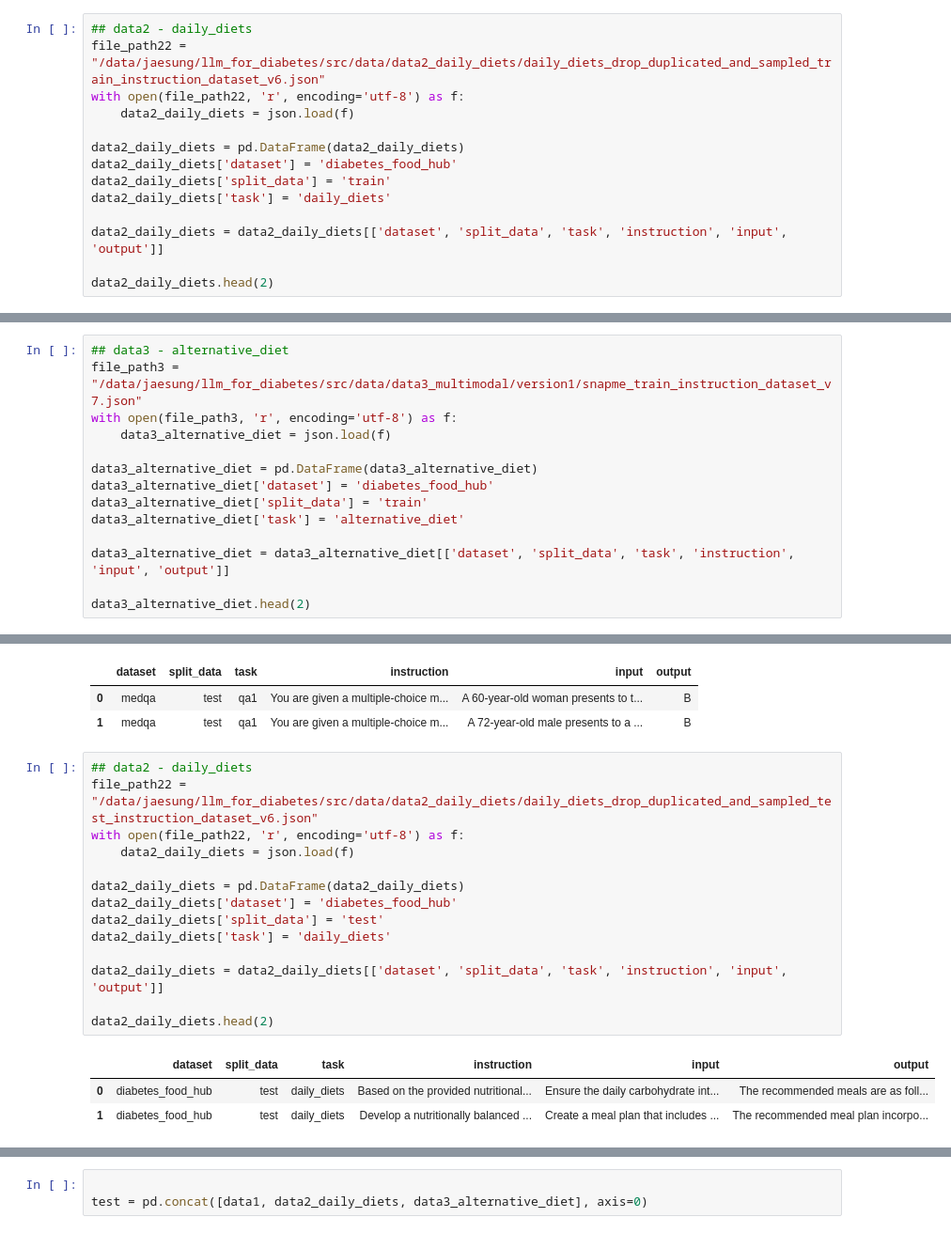
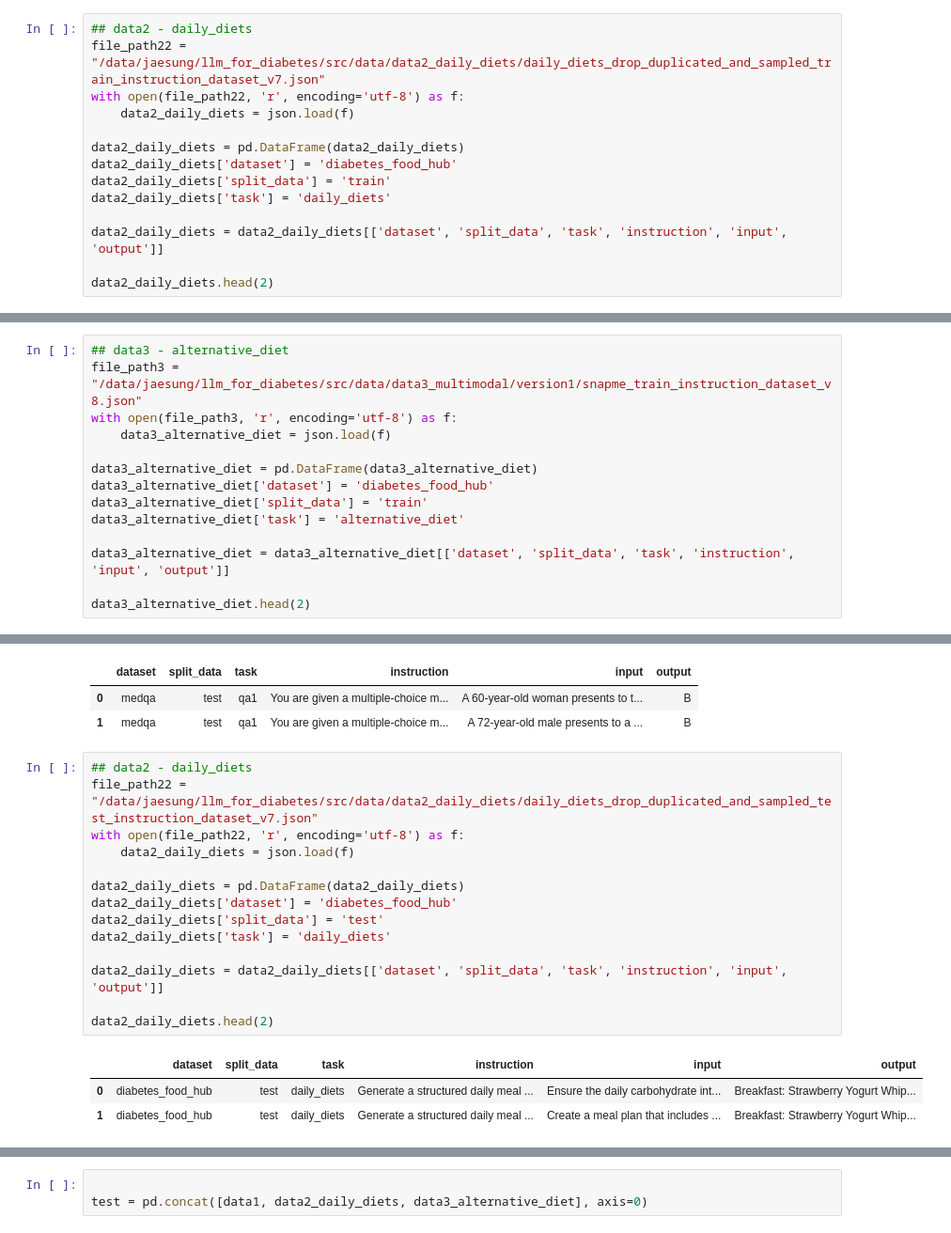
Before and after one commit to HwangIsAce/llm_for_diabetes, a Jupyter notebook: src/data/data_integration.ipynb, the cells around one changed output, grey strips where cells are left out. Shown: that part at 94% size. Saved outputs shown, nothing was run; the diff lists cells and outputs as text.

```diff
--- a/src/data/data_integration.ipynb
+++ b/src/data/data_integration.ipynb
@@ -35,7 +35,7 @@ data1.head(2)
 # data2_dfh.head(2)
 # %%
 ## data2 - daily_diets
-file_path22 = "/data/jaesung/llm_for_diabetes/src/data/data2_daily_diets/daily_diets_drop_duplicated_and_sampled_train_instruction_dataset_v6.json"
+file_path22 = "/data/jaesung/llm_for_diabetes/src/data/data2_daily_diets/daily_diets_drop_duplicated_and_sampled_train_instruction_dataset_v7.json"
 with open(file_path22, 'r', encoding='utf-8') as f:
     data2_daily_diets = json.load(f)
 
@@ -54,6 +54,6 @@ data2_daily_diets.head(2)
 # %%
 ## data3 - alternative_diet
-file_path3 = "/data/jaesung/llm_for_diabetes/src/data/data3_multimodal/version1/snapme_train_instruction_dataset_v7.json"
+file_path3 = "/data/jaesung/llm_for_diabetes/src/data/data3_multimodal/version1/snapme_train_instruction_dataset_v8.json"
 with open(file_path3, 'r', encoding='utf-8') as f:
     data3_alternative_diet = json.load(f)
 
@@ -97,21 +97,21 @@ data1.head(2)
 | 1 | medqa | test | qa1 | You are given a multiple-choice m... | A 72-year-old male presents to a ... | B |
 # %%
 ## data2 - daily_diets
-file_path22 = "/data/jaesung/llm_for_diabetes/src/data/data2_daily_diets/daily_diets_drop_duplicated_and_sampled_test_instruction_dataset_v6.json"
+file_path22 = "/data/jaesung/llm_for_diabetes/src/data/data2_daily_diets/daily_diets_drop_duplicated_and_sampled_test_instruction_dataset_v7.json"
 with open(file_path22, 'r', encoding='utf-8') as f:
     data2_daily_diets = json.load(f)
 
 data2_daily_diets = pd.DataFrame(data2_daily_diets)
 data2_daily_diets['dataset'] = 'diabetes_food_hub'
 data2_daily_diets['split_data'] = 'test'
 data2_daily_diets['task'] = 'daily_diets'
 
 data2_daily_diets = data2_daily_diets[['dataset', 'split_data', 'task', 'instruction', 'input', 'output']]
 
 data2_daily_diets.head(2)
 # %% [output]
 |  | dataset | split_data | task | instruction | input | output |
-| 0 | diabetes_food_hub | test | daily_diets | Based on the provided nutritional... | Ensure the daily carbohydrate int... | The recommended meals are as foll... |
-| 1 | diabetes_food_hub | test | daily_diets | Develop a nutritionally balanced ... | Create a meal plan that includes ... | The recommended meal plan incorpo... |
+| 0 | diabetes_food_hub | test | daily_diets | Generate a structured daily meal ... | Ensure the daily carbohydrate int... | Breakfast: Strawberry Yogurt Whip... |
+| 1 | diabetes_food_hub | test | daily_diets | Generate a structured daily meal ... | Create a meal plan that includes ... | Breakfast: Strawberry Yogurt Whip... |
 # %%
 ## data3 - alternative_diet
```
Also changed, not shown: parts of 6 cells of this notebook, 2 other files.
